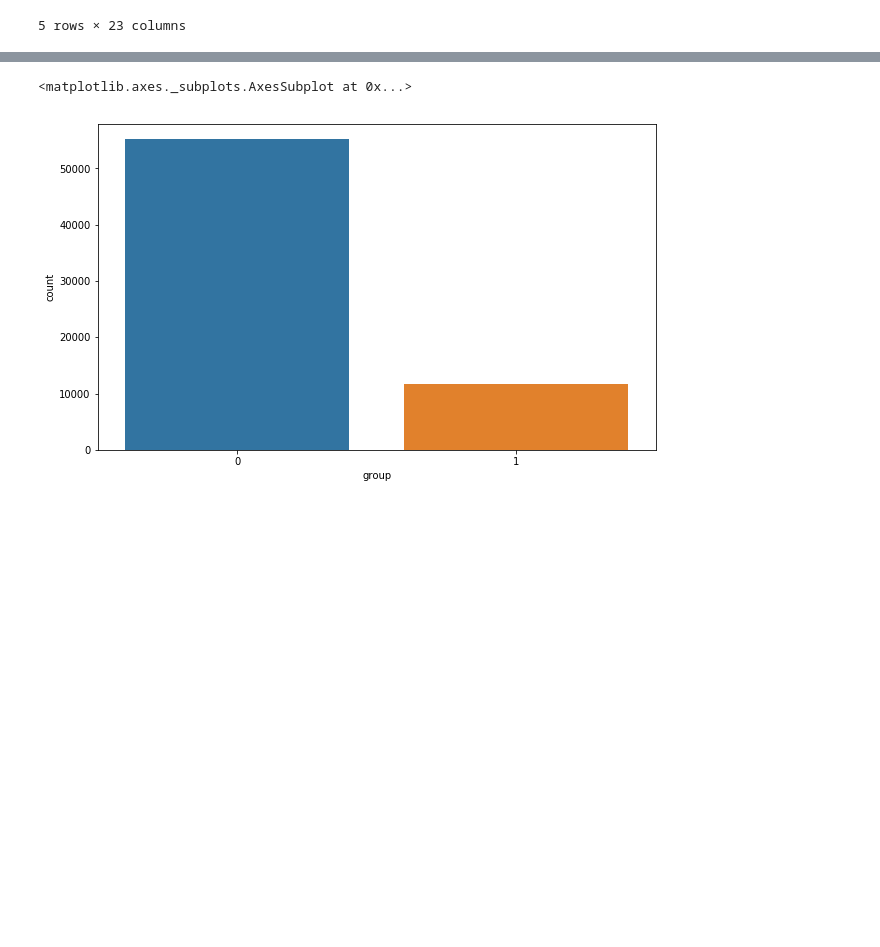
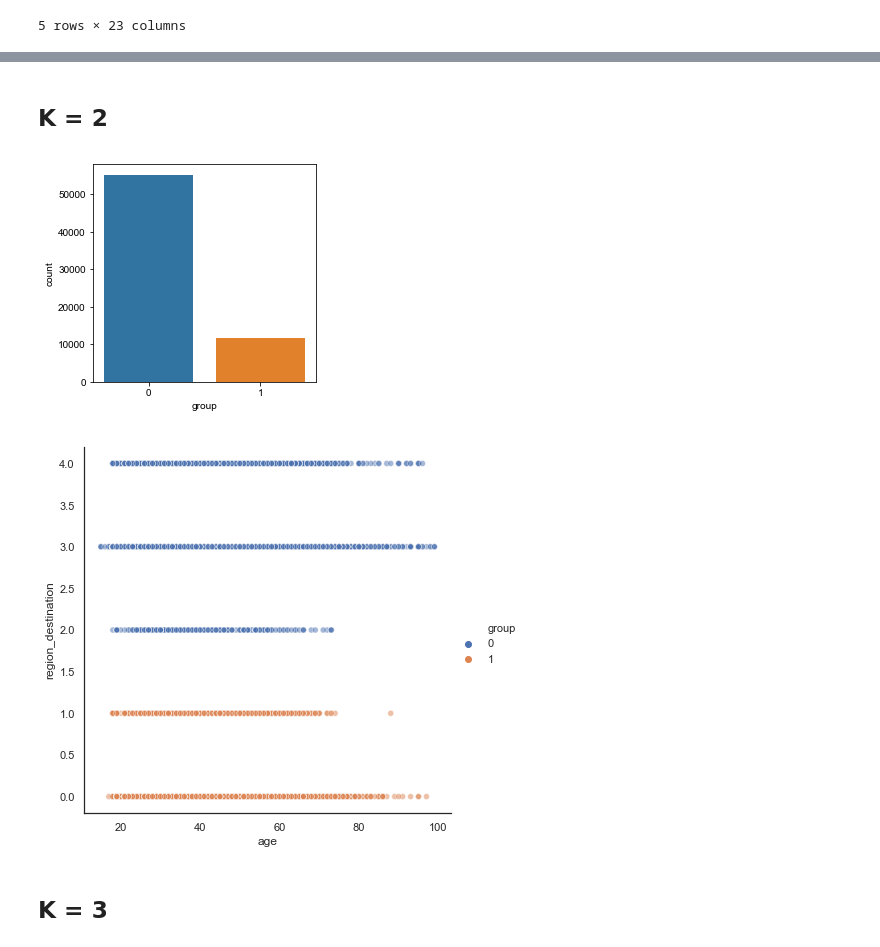
Before and after one commit to Mzibecchi/diplodatos2019, a Jupyter notebook: mentoria_airbnb/notebooks/airbnb_kmeans_1.ipynb, the cells around one changed output, grey strips where cells are left out. Drawn from its saved outputs; the diff is of its cells as text; code cells hidden in the pictures; blank space fills up the shorter version.

```diff
--- a/mentoria_airbnb/notebooks/airbnb_kmeans_1.ipynb
+++ b/mentoria_airbnb/notebooks/airbnb_kmeans_1.ipynb
@@ -146,0 +137,20 @@ Comenzamos haciendo 2 grupos (k=2)
+# %%
+def cluster_show_by_age_region( clustered ):
+
+#    fig = plt.figure(figsize=(8,8))
+#    ax = fig.add_subplot(111)
+#    ax.set_xlabel('age')
+#    ax.set_ylabel('region')
+
+#    plt.scatter(clustered['age'], clustered['region_destination'], label='group', c=clustered['group'], s=20)
+#    plt.scatter(clustered['age'], clustered['region_destination'],
+#                label=, c=clustered['group'], s=20,
+#               marker='o')
+
+#    plt.legend(loc=2)
+#    plt.show()
+
+    sns.set(style="white")
+    sns.relplot(x="age", y="region_destination", hue="group",
+            sizes=(40, 400), alpha=.5,
+            height=6, data=clustered)
@@ -156,7 +170,0 @@ predictions = kmeans_1.fit_predict(X)
-# %%
-pred_df = pd.DataFrame({'group':predictions})
-plt.figure(figsize=(10,6))
-sns.countplot(data=pred_df, x='group')
-# %% [output]
-<matplotlib.axes._subplots.AxesSubplot at 0x...>
-[figure, removed]
@@ -166,0 +171,16 @@ k2_df = add_cluster_to_dataset(users_who_booked, predictions)
+# %% [markdown]
+## K = 2
+# %%
+predictions = kmeans_generate_predictions( 2 )
+# %%
+plt.figure(figsize=(4,4))
+sns.countplot(data=pd.DataFrame({'group':predictions}), x='group')
+
+clustered = add_cluster_to_dataset(users_who_booked, predictions)
+
+cluster_show_by_age_region( clustered )
+# %% [output]
+[figure, added]
+[figure, added]
+# %% [markdown]
+## K = 3
```
Also changed, not shown: parts of 27 cells of this notebook.
